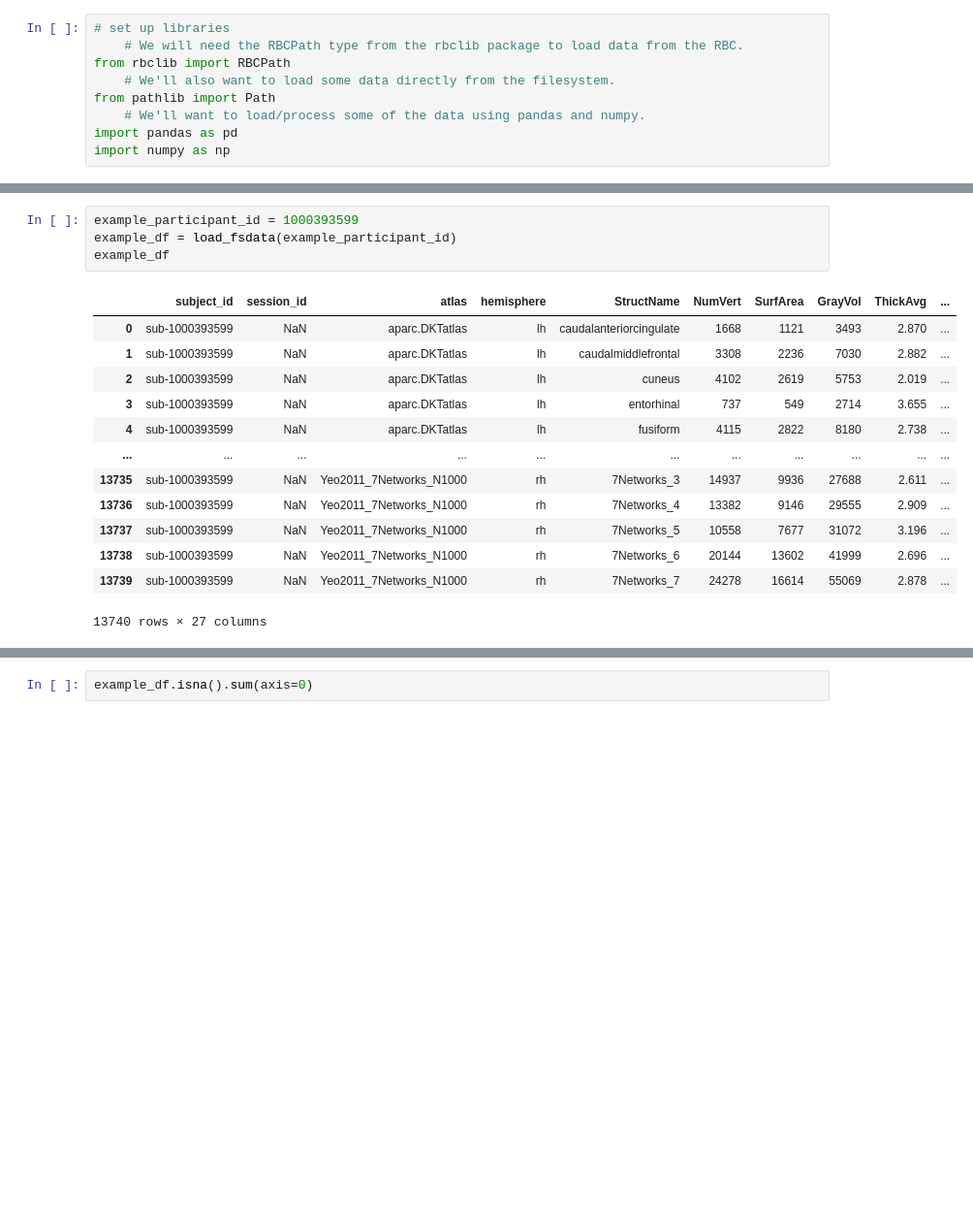
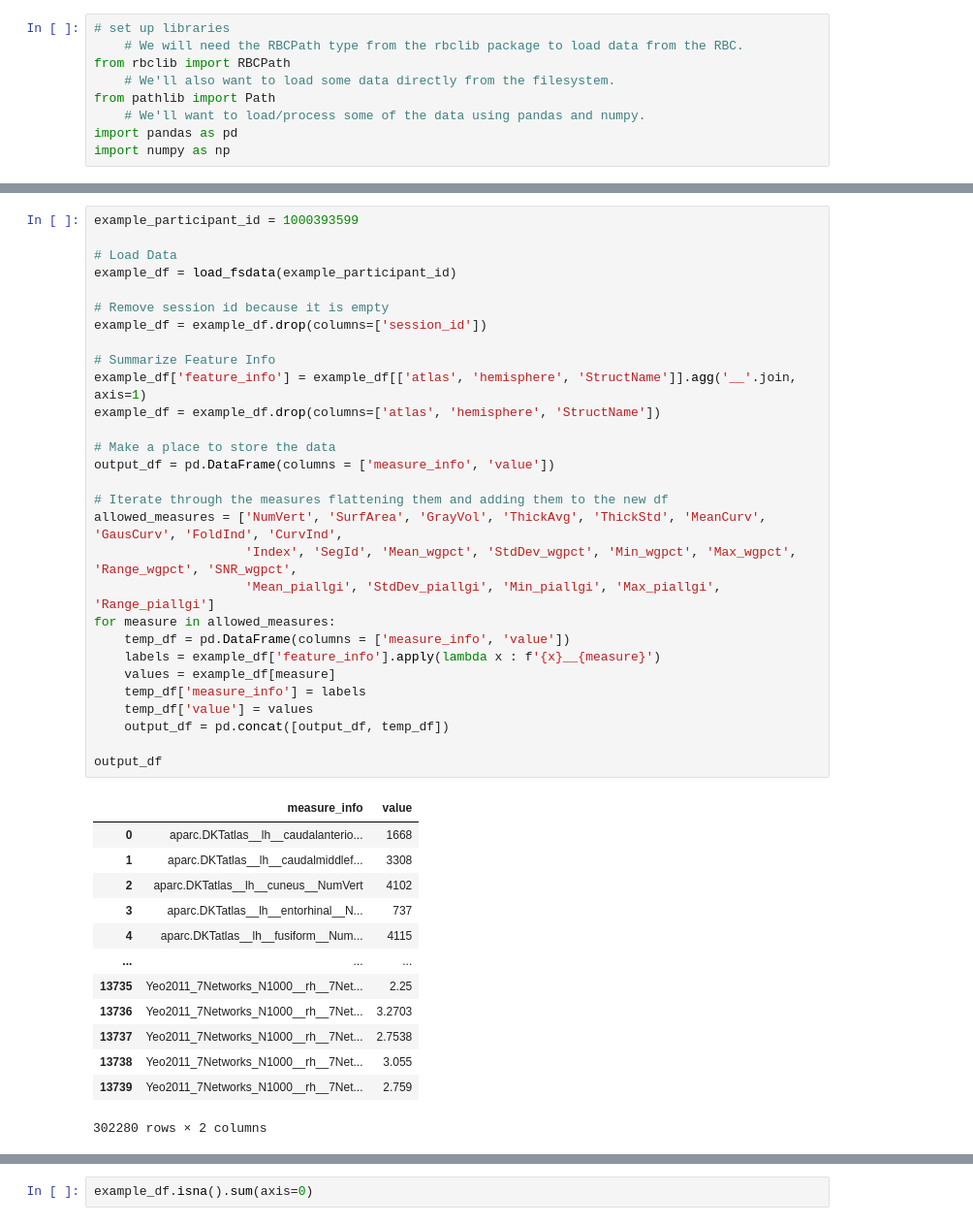
Before and after one commit to j0n-a/Neurohack_Group8_Miniproject, a Jupyter notebook: jona_preprocessing_attempt_20250730.ipynb, the cells around one changed output, grey strips where cells are left out. Shown: that part at 97% size. Cells and saved outputs as stored; diff of their text form; blank space fills up the shorter version.

```diff
--- a/jona_preprocessing_attempt_20250730.ipynb
+++ b/jona_preprocessing_attempt_20250730.ipynb
@@ -35,18 +80,43 @@ def load_fsdata(participant_id, local_cache_dir=(Path.home() / 'cache')):
 # %%
 example_participant_id = 1000393599
+
+# Load Data
 example_df = load_fsdata(example_participant_id)
-example_df
+
+# Remove session id because it is empty
+example_df = example_df.drop(columns=['session_id'])
+
+# Summarize Feature Info
+example_df['feature_info'] = example_df[['atlas', 'hemisphere', 'StructName']].agg('__'.join, axis=1)
+example_df = example_df.drop(columns=['atlas', 'hemisphere', 'StructName'])
+
+# Make a place to store the data
+output_df = pd.DataFrame(columns = ['measure_info', 'value'])
+
+# Iterate through the measures flattening them and adding them to the new df
+allowed_measures = ['NumVert', 'SurfArea', 'GrayVol', 'ThickAvg', 'ThickStd', 'MeanCurv', 'GausCurv', 'FoldInd', 'CurvInd',
+                    'Index', 'SegId', 'Mean_wgpct', 'StdDev_wgpct', 'Min_wgpct', 'Max_wgpct', 'Range_wgpct', 'SNR_wgpct',
+                    'Mean_piallgi', 'StdDev_piallgi', 'Min_piallgi', 'Max_piallgi', 'Range_piallgi']
+for measure in allowed_measures:
+    temp_df = pd.DataFrame(columns = ['measure_info', 'value'])
+    labels = example_df['feature_info'].apply(lambda x : f'{x}__{measure}')
+    values = example_df[measure]
+    temp_df['measure_info'] = labels
+    temp_df['value'] = values
+    output_df = pd.concat([output_df, temp_df])
+
+output_df
 # %% [output]
-|  | subject_id | session_id | atlas | hemisphere | StructName | NumVert | SurfArea | GrayVol | ThickAvg | ... |
-| 0 | sub-1000393599 | NaN | aparc.DKTatlas | lh | caudalanteriorcingulate | 1668 | 1121 | 3493 | 2.870 | ... |
-| 1 | sub-1000393599 | NaN | aparc.DKTatlas | lh | caudalmiddlefrontal | 3308 | 2236 | 7030 | 2.882 | ... |
-| 2 | sub-1000393599 | NaN | aparc.DKTatlas | lh | cuneus | 4102 | 2619 | 5753 | 2.019 | ... |
-| 3 | sub-1000393599 | NaN | aparc.DKTatlas | lh | entorhinal | 737 | 549 | 2714 | 3.655 | ... |
-| 4 | sub-1000393599 | NaN | aparc.DKTatlas | lh | fusiform | 4115 | 2822 | 8180 | 2.738 | ... |
-| ... | ... | ... | ... | ... | ... | ... | ... | ... | ... | ... |
-| 13735 | sub-1000393599 | NaN | Yeo2011_7Networks_N1000 | rh | 7Networks_3 | 14937 | 9936 | 27688 | 2.611 | ... |
-| 13736 | sub-1000393599 | NaN | Yeo2011_7Networks_N1000 | rh | 7Networks_4 | 13382 | 9146 | 29555 | 2.909 | ... |
-| 13737 | sub-1000393599 | NaN | Yeo2011_7Networks_N1000 | rh | 7Networks_5 | 10558 | 7677 | 31072 | 3.196 | ... |
-| 13738 | sub-1000393599 | NaN | Yeo2011_7Networks_N1000 | rh | 7Networks_6 | 20144 | 13602 | 41999 | 2.696 | ... |
-| 13739 | sub-1000393599 | NaN | Yeo2011_7Networks_N1000 | rh | 7Networks_7 | 24278 | 16614 | 55069 | 2.878 | ... |
+|  | measure_info | value |
+| 0 | aparc.DKTatlas__lh__caudalanterio... | 1668 |
+| 1 | aparc.DKTatlas__lh__caudalmiddlef... | 3308 |
+| 2 | aparc.DKTatlas__lh__cuneus__NumVert | 4102 |
+| 3 | aparc.DKTatlas__lh__entorhinal__N... | 737 |
+| 4 | aparc.DKTatlas__lh__fusiform__Num... | 4115 |
+| ... | ... | ... |
+| 13735 | Yeo2011_7Networks_N1000__rh__7Net... | 2.25 |
+| 13736 | Yeo2011_7Networks_N1000__rh__7Net... | 3.2703 |
+| 13737 | Yeo2011_7Networks_N1000__rh__7Net... | 2.7538 |
+| 13738 | Yeo2011_7Networks_N1000__rh__7Net... | 3.055 |
+| 13739 | Yeo2011_7Networks_N1000__rh__7Net... | 2.759 |
-13740 rows × 27 columns
+302280 rows × 2 columns
```
Also changed, not shown: parts of 13 cells of this notebook.
